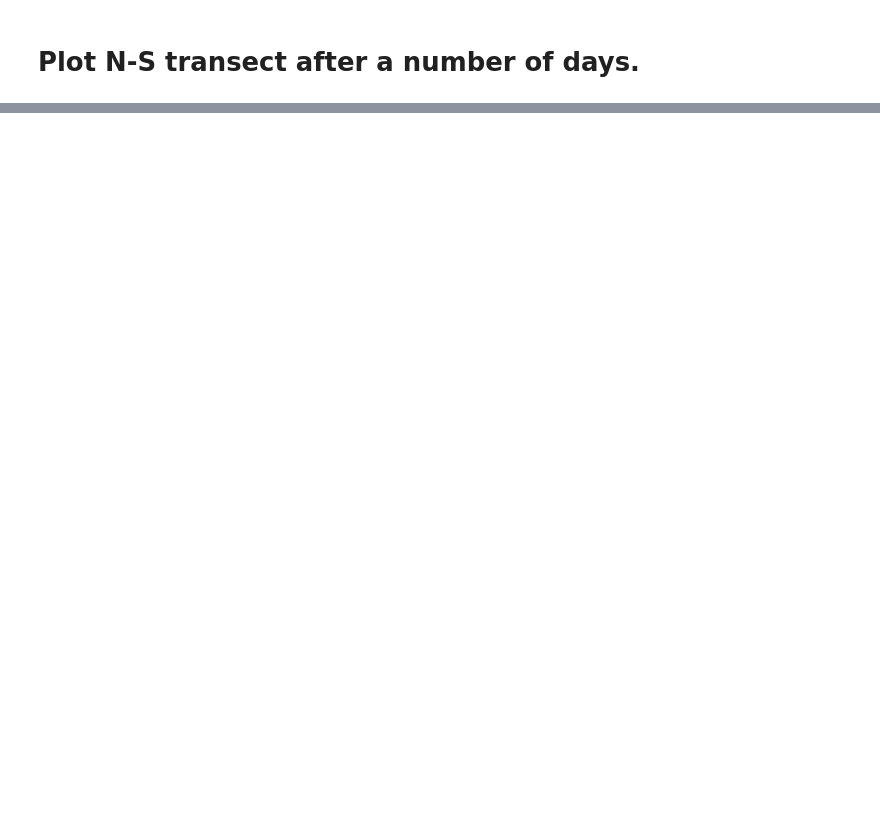
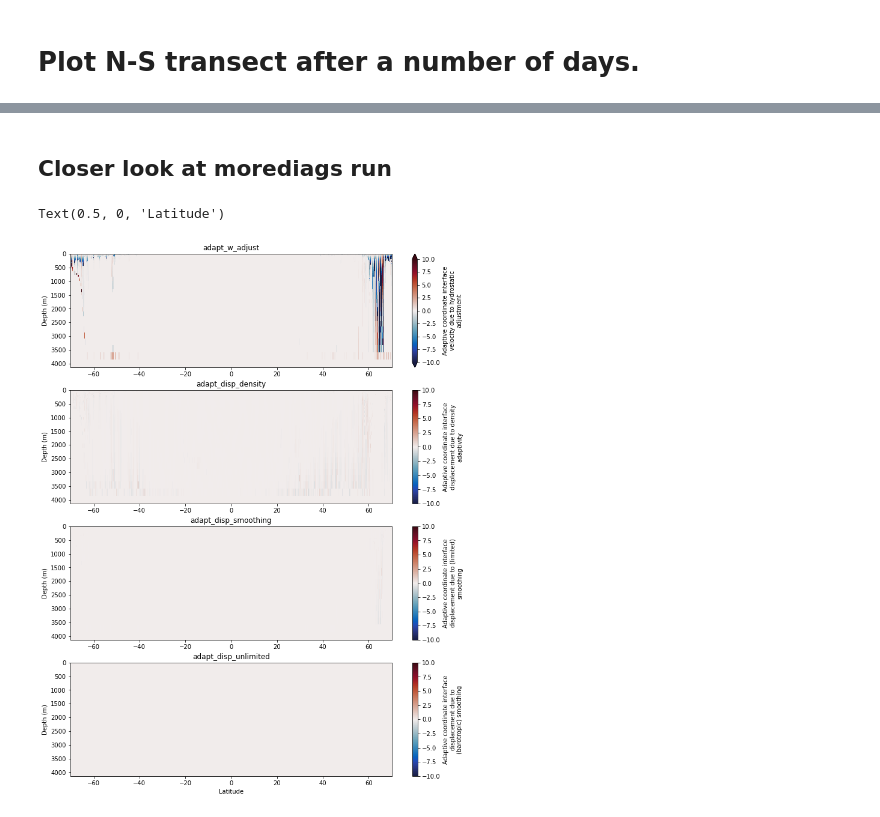
Before and after one commit to AndyHoggANU/anu-tub, a Jupyter notebook: diagnostics/Adaptivity_Tests.ipynb, the cells around one changed output, grey strips where cells are left out. Cells and saved outputs as stored; diff of their text form; code cells hidden in the pictures; blank space fills up the shorter version.

```diff
--- a/diagnostics/Adaptivity_Tests.ipynb
+++ b/diagnostics/Adaptivity_Tests.ipynb
@@ -96,0 +95,27 @@ Text(0.5, 0, 'Latitude')
+# %% [markdown]
+## Closer look at morediags run
+# %%
+fig, ax = plt.subplots(4,1,figsize=(12,16))
+vlev = np.linspace(-2,32,34)
+
+experiment='anu-tub-adapt-morediags'
+variables = ['adapt_w_adjust','adapt_disp_density','adapt_disp_smoothing','adapt_disp_unlimited']
+i=0
+timeslice = 2
+for var in variables:
+    darray = cc.querying.getvar(experiment, var, session)
+
+
+    d1 = darray.isel(Time=timeslice).isel(xh=30)
+    d1.plot(ax=ax[i],cmap=cm.cm.balance,vmin=-10,vmax=10)
+    ax[i].set_ylabel('Depth (m)')
+    ax[i].set_title(var)
+    ax[i].set_xlabel('')
+    ax[i].invert_yaxis()
+    #ax[i].set_ylim([1000,0])
+    i+=1
+
+ax[i-1].set_xlabel('Latitude')
+# %% [output]
+Text(0.5, 0, 'Latitude')
+[figure, added]
```
Also changed, not shown: parts of 6 cells of this notebook, 2 other files.
